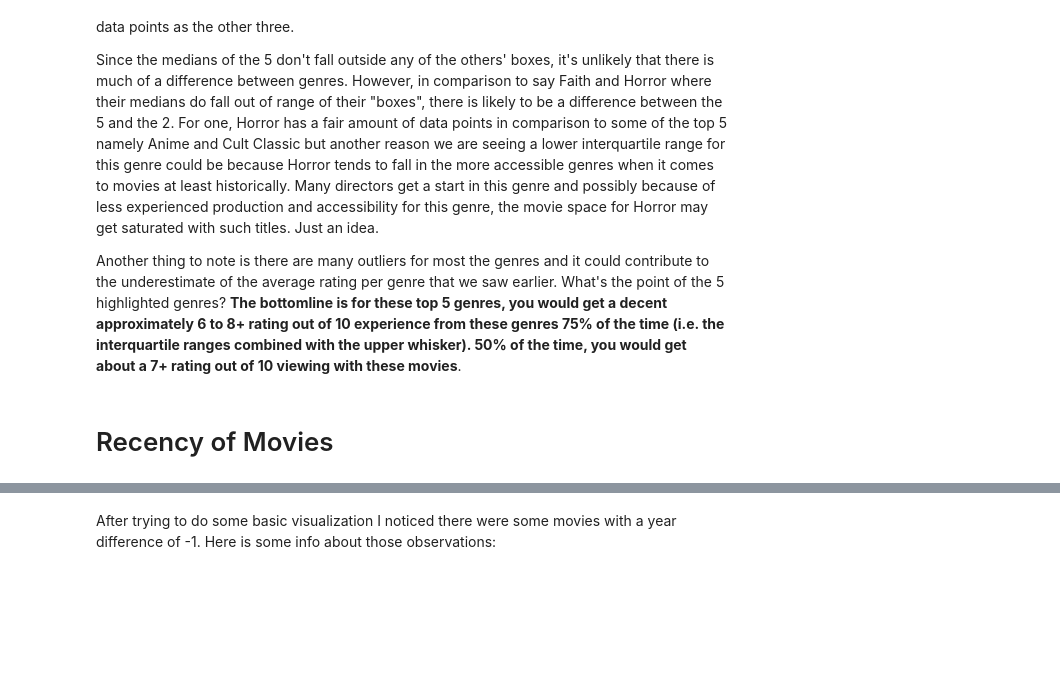
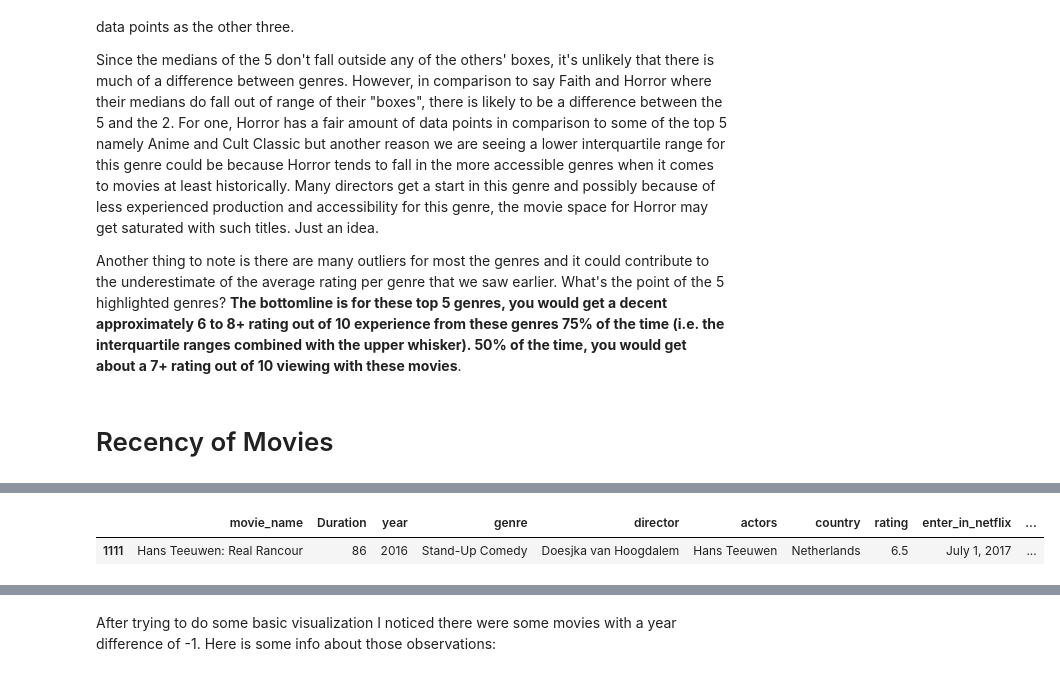
Before and after one commit to Kristian-Abad/Netflix-Movies-Project, a Jupyter notebook: Netflix_Movies.ipynb, the cells around one changed output, grey strips where cells are left out. Drawn from its saved outputs; the diff is of its cells as text; code cells hidden in the pictures; blank space fills up the shorter version.

```diff
--- a/Netflix_Movies.ipynb
+++ b/Netflix_Movies.ipynb
@@ -594,0 +629,9 @@ Here I would like to see how recent Netflix movies are or more specifically what
+# %%
+data_mod_6.loc[data_mod_6.movie_name == 'Hans Teeuwen: Real Rancour','year'] = 2016
+data_mod_6.loc[data_mod_6.movie_name == 'Incoming','year'] = 2018
+# %%
+# Verifying 'year' changes
+data_mod_6.loc[data_mod_6.movie_name == 'Hans Teeuwen: Real Rancour']
+# %% [output]
+|  | movie_name | Duration | year | genre | director | actors | country | rating | enter_in_netflix | ... |
+| 1111 | Hans Teeuwen: Real Rancour | 86 | 2016 | Stand-Up Comedy | Doesjka van Hoogdalem | Hans Teeuwen | Netherlands | 6.5 | July 1, 2017 | ... |
```
Also changed, not shown: parts of 28 cells of this notebook.
